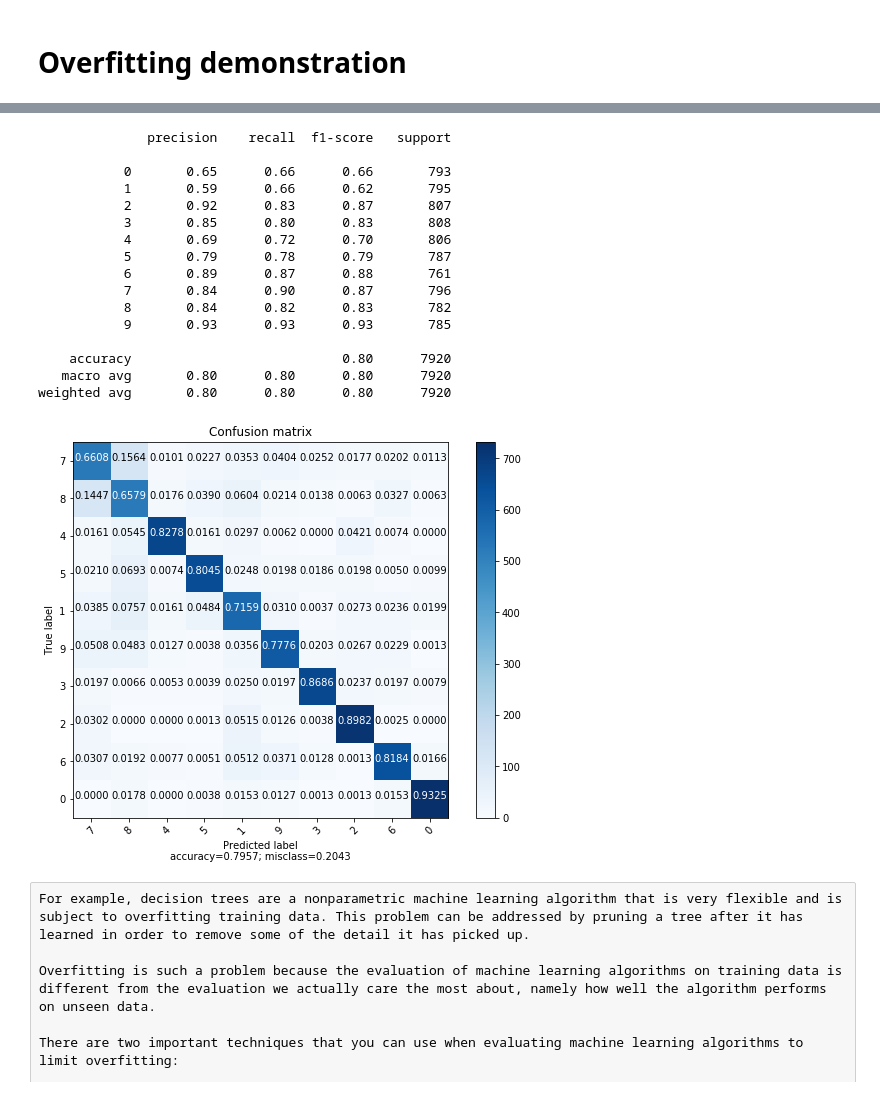
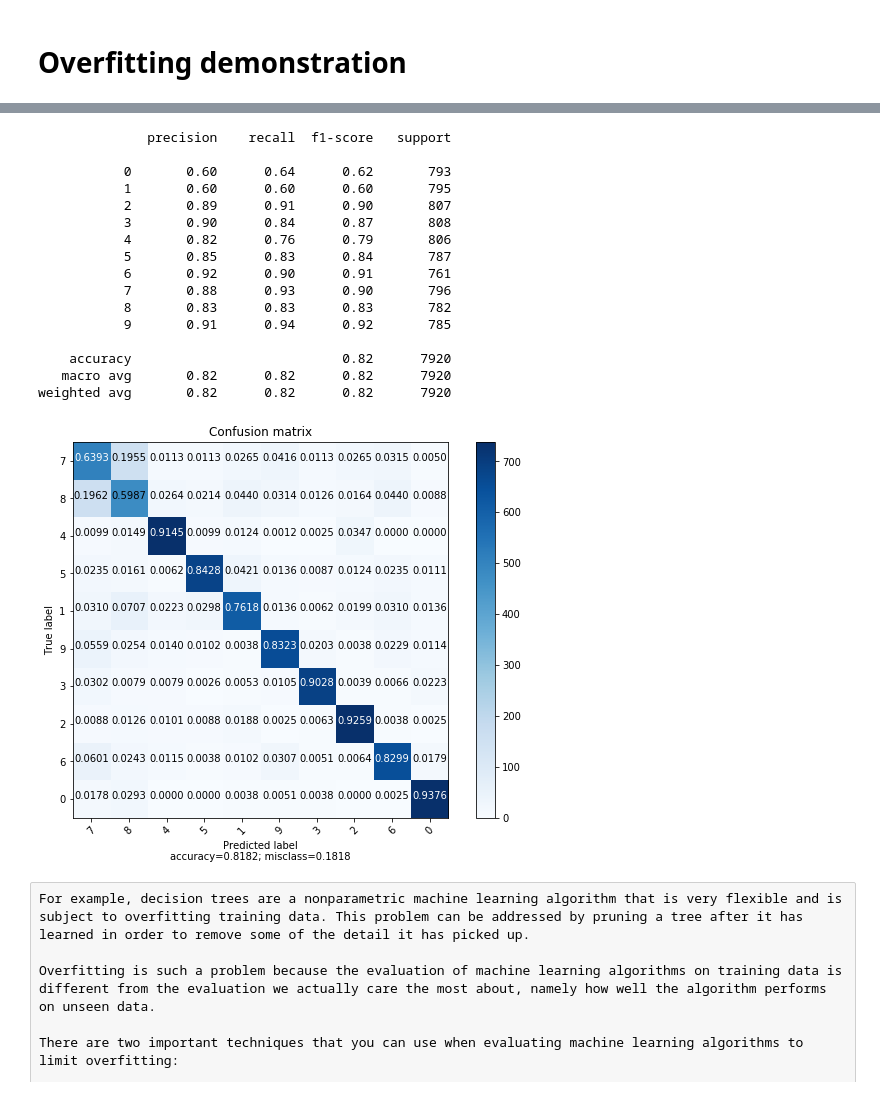
Before and after one commit to kadjulio/Coursework2-Data-Mining, a Jupyter notebook: jupyter/notebooks/modeling/decision-tree-CART.ipynb, the cells around one changed output, grey strips where cells are left out. Drawn from its saved outputs; the diff is of its cells as text; code cells hidden in the pictures.

```diff
--- a/jupyter/notebooks/modeling/decision-tree-CART.ipynb
+++ b/jupyter/notebooks/modeling/decision-tree-CART.ipynb
@@ -238,28 +259,28 @@ weighted avg       0.87      0.87      0.87      5280
 # %%
-clf = DecisionTreeClassifier(random_state=42)
+clf = DecisionTreeClassifier(criterion="entropy", random_state=42)
 clf.fit(train_set_70.iloc[:,0:2303], train_set_70['target'])
 y_pred = clf.predict(test_set_70.iloc[:, 0:2303])
 conf_mat = confusion_matrix(test_set_70["target"], y_pred)
 print(classification_report(test_set_70["target"], y_pred))
 plot_confusion_matrix(conf_mat, target_names=test_set_70['target'].unique())
 # %% [output]
               precision    recall  f1-score   support
 
-           0       0.65      0.66      0.66       793
-           1       0.59      0.66      0.62       795
-           2       0.92      0.83      0.87       807
-           3       0.85      0.80      0.83       808
-           4       0.69      0.72      0.70       806
-           5       0.79      0.78      0.79       787
-           6       0.89      0.87      0.88       761
-           7       0.84      0.90      0.87       796
-           8       0.84      0.82      0.83       782
-           9       0.93      0.93      0.93       785
+           0       0.60      0.64      0.62       793
+           1       0.60      0.60      0.60       795
+           2       0.89      0.91      0.90       807
+           3       0.90      0.84      0.87       808
+           4       0.82      0.76      0.79       806
+           5       0.85      0.83      0.84       787
+           6       0.92      0.90      0.91       761
+           7       0.88      0.93      0.90       796
+           8       0.83      0.83      0.83       782
+           9       0.91      0.94      0.92       785
 
-    accuracy                           0.80      7920
-   macro avg       0.80      0.80      0.80      7920
-weighted avg       0.80      0.80      0.80      7920
+    accuracy                           0.82      7920
+   macro avg       0.82      0.82      0.82      7920
+weighted avg       0.82      0.82      0.82      7920
-[figure, old version]
+[figure, new version]
 # %% [raw]
 For example, decision trees are a nonparametric machine learning algorithm that is very flexible and is subject to overfitting training data. This problem can be addressed by pruning a tree after it has learned in order to remove some of the detail it has picked up.
 
```
Also changed, not shown: parts of 8 cells of this notebook.
